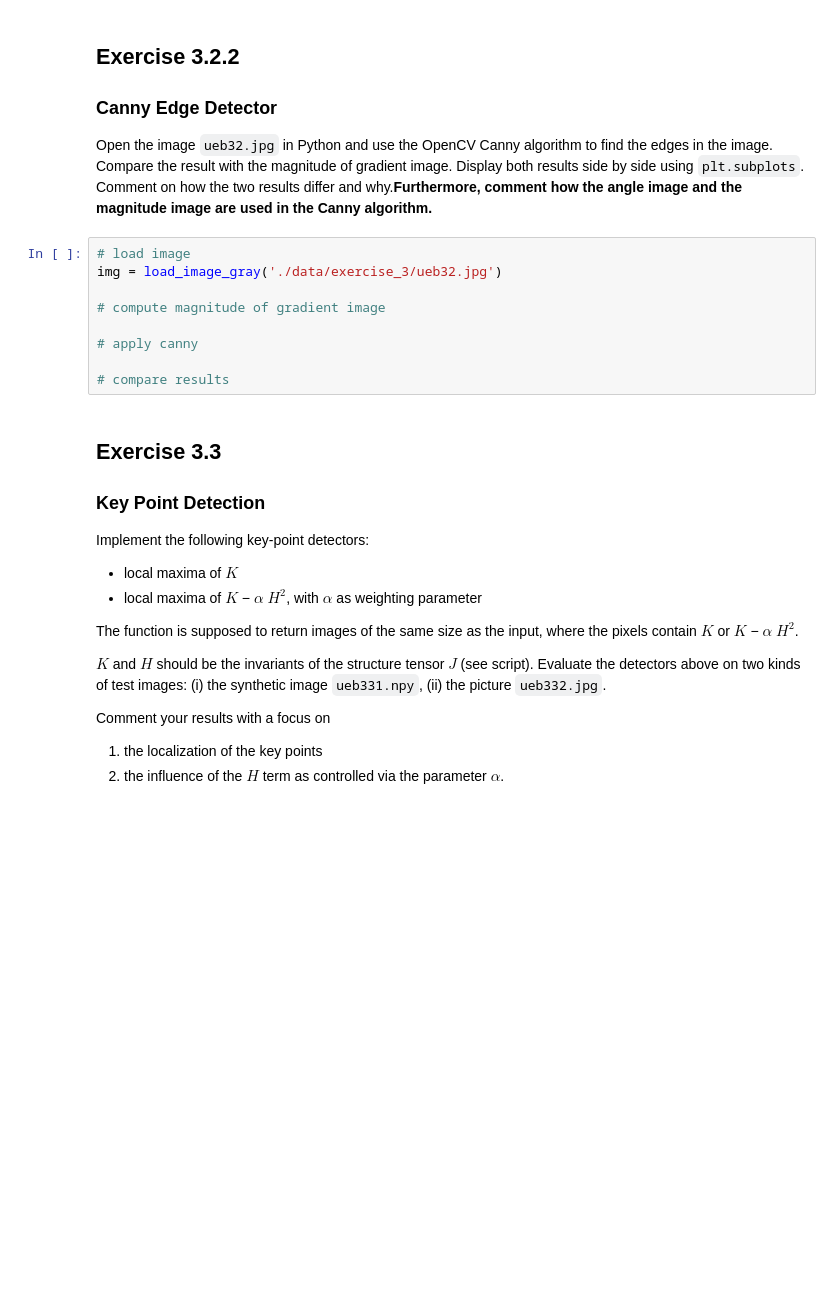
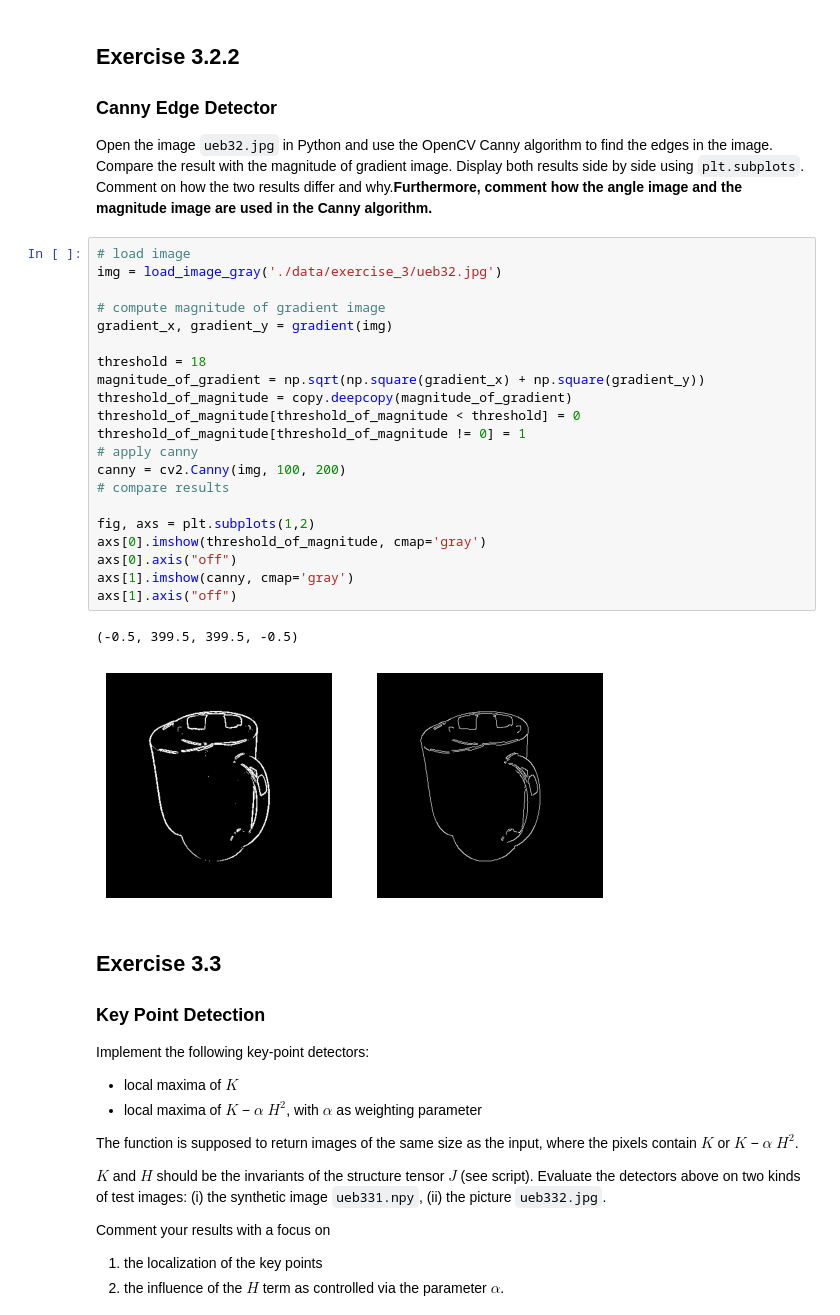
Before and after one commit to RHoock/CompVis, a Jupyter notebook: exercise_3.ipynb, the cells around one changed output. Saved outputs shown, nothing was run; the diff lists cells and outputs as text; blank space fills up the shorter version.

```diff
--- a/exercise_3.ipynb
+++ b/exercise_3.ipynb
@@ -117,15 +115,30 @@ plt.imshow(real_angles, cmap='gray')
 Open the image `ueb32.jpg` in Python and use the OpenCV Canny algorithm to find the edges in the image.
 Compare the result with the magnitude of gradient image. Display both results side by side using `plt.subplots`.
 Comment on how the two results differ and why.**Furthermore, comment how the angle image and the magnitude image are used in the Canny algorithm.**
-# %%
-# load image
-img = load_image_gray('./data/exercise_3/ueb32.jpg')
-
-# compute magnitude of gradient image
-
-# apply canny
-
-# compare results
+# %%
+# load image
+img = load_image_gray('./data/exercise_3/ueb32.jpg')
+
+# compute magnitude of gradient image
+gradient_x, gradient_y = gradient(img)
+
+threshold = 18
+magnitude_of_gradient = np.sqrt(np.square(gradient_x) + np.square(gradient_y))
+threshold_of_magnitude = copy.deepcopy(magnitude_of_gradient)
+threshold_of_magnitude[threshold_of_magnitude < threshold] = 0
+threshold_of_magnitude[threshold_of_magnitude != 0] = 1
+# apply canny
+canny = cv2.Canny(img, 100, 200)
+# compare results
+
+fig, axs = plt.subplots(1,2)
+axs[0].imshow(threshold_of_magnitude, cmap='gray')
+axs[0].axis("off")
+axs[1].imshow(canny, cmap='gray')
+axs[1].axis("off")
+# %% [output]
+(-0.5, 399.5, 399.5, -0.5)
+[figure, added]
 # %% [markdown]
 ## Exercise 3.3
 ### Key Point Detection
```
Also changed, not shown: parts of 5 cells of this notebook.
